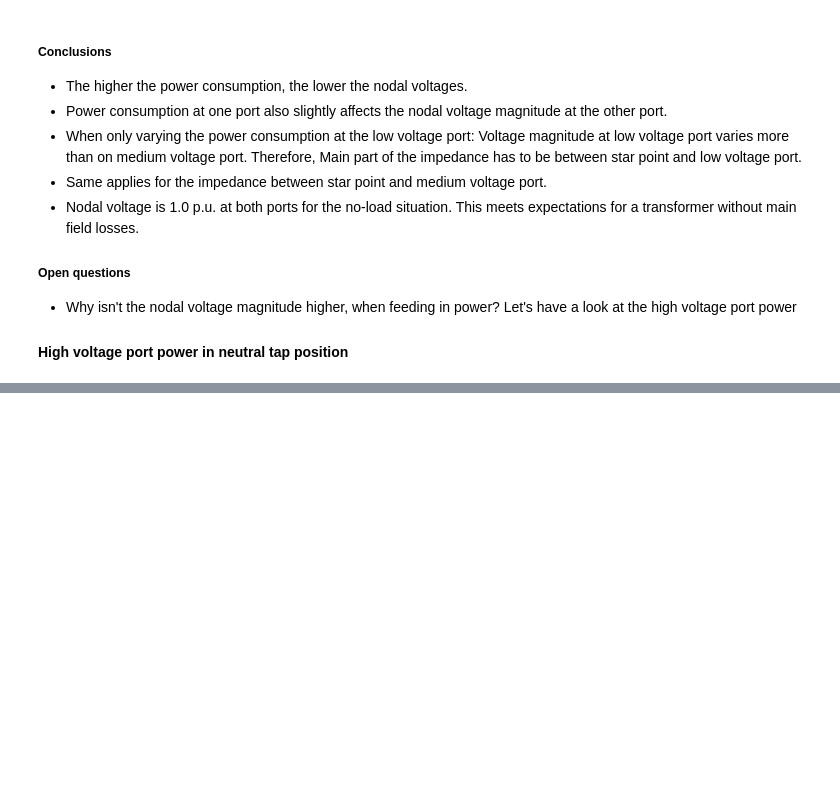
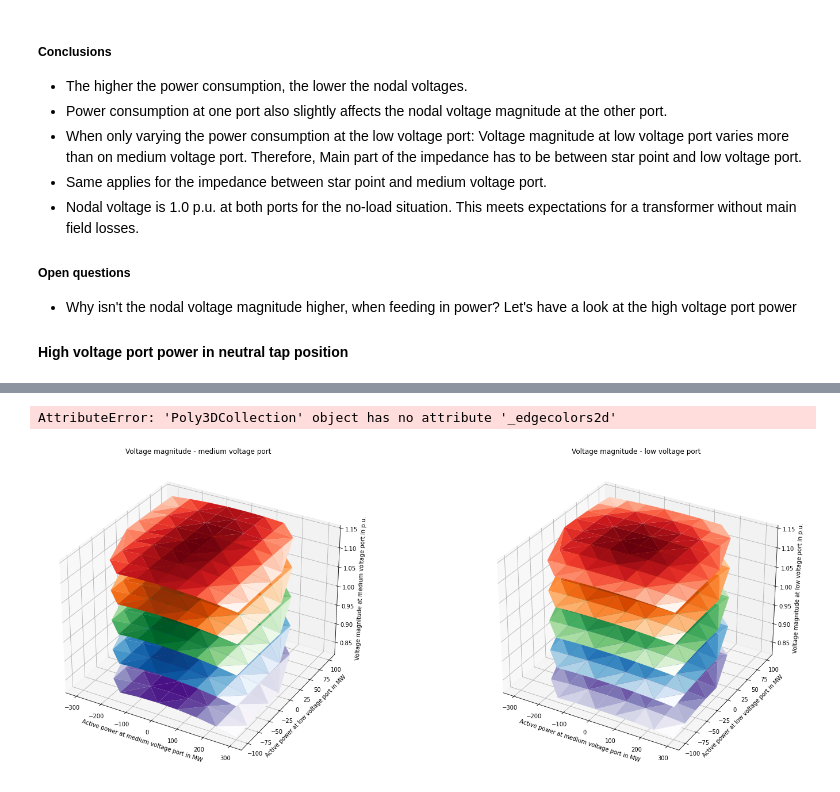
Before and after one commit to ckittl/transformerCalculationValidation, a Jupyter notebook: validation/pandapower/three_winding/WithoutMainFieldLosses.ipynb, the cells around one changed output, grey strips where cells are left out. Cells and saved outputs as stored; diff of their text form; code cells hidden in the pictures; blank space fills up the shorter version.

```diff
--- a/validation/pandapower/three_winding/WithoutMainFieldLosses.ipynb
+++ b/validation/pandapower/three_winding/WithoutMainFieldLosses.ipynb
@@ -131,0 +197,32 @@ ax_neutral_tap_q_hv.plot_trisurf(np.array(p_mv_mw), np.array(p_lv_mw), np.array(
+# %%
+fig_tap_v = plt.figure(figsize=(25, 10))
+ax_tap_v_mv = fig_tap_v.add_subplot(1, 2, 1, projection='3d')
+ax_tap_v_mv.set_title('Voltage magnitude - medium voltage port')
+ax_tap_v_mv.set_xlabel('Active power at medium voltage port in MW')
+ax_tap_v_mv.set_ylabel('Active power at low voltage port in MW')
+ax_tap_v_mv.set_zlabel('Voltage magnitude at medium voltage port in p.u.')
+v_min_ax = min([v_min['-10'], v_min['-5'], v_min['0'], v_min['5'], v_min['10']])
+v_max_ax = max([v_max['-10'], v_max['-5'], v_max['0'], v_max['5'], v_max['10']])
+ax_tap_v_mv.set_zlim(v_min_ax, v_max_ax)
+ax_tap_v_mv.plot_trisurf(np.array(p_mv_mw), np.array(p_lv_mw), np.array(v_mv_pu['-10']), cmap=plt.get_cmap('Purples'))
+ax_tap_v_mv.plot_trisurf(np.array(p_mv_mw), np.array(p_lv_mw), np.array(v_mv_pu['-5']), cmap=plt.get_cmap('Blues'))
+ax_tap_v_mv.plot_trisurf(np.array(p_mv_mw), np.array(p_lv_mw), np.array(v_mv_pu['0']), cmap=plt.get_cmap('Greens'))
+ax_tap_v_mv.plot_trisurf(np.array(p_mv_mw), np.array(p_lv_mw), np.array(v_mv_pu['5']), cmap=plt.get_cmap('Oranges'))
+ax_tap_v_mv.plot_trisurf(np.array(p_mv_mw), np.array(p_lv_mw), np.array(v_mv_pu['10']), cmap=plt.get_cmap('Reds'))
+
+ax_tap_v_lv = fig_tap_v.add_subplot(1, 2, 2, projection='3d')
+ax_tap_v_lv.set_title('Voltage magnitude - low voltage port')
+ax_tap_v_lv.set_xlabel('Active power at medium voltage port in MW')
+ax_tap_v_lv.set_ylabel('Active power at low voltage port in MW')
+ax_tap_v_lv.set_zlabel('Voltage magnitude at low voltage port in p.u.')
+ax_tap_v_lv.set_zlim(v_min_ax, v_max_ax)
+ax_tap_v_lv.plot_trisurf(np.array(p_mv_mw), np.array(p_lv_mw), np.array(v_lv_pu['-10']), cmap=plt.get_cmap('Purples'))
+ax_tap_v_lv.plot_trisurf(np.array(p_mv_mw), np.array(p_lv_mw), np.array(v_lv_pu['-5']), cmap=plt.get_cmap('Blues'))
+ax_tap_v_lv.plot_trisurf(np.array(p_mv_mw), np.array(p_lv_mw), np.array(v_lv_pu['0']), cmap=plt.get_cmap('Greens'))
+ax_tap_v_lv.plot_trisurf(np.array(p_mv_mw), np.array(p_lv_mw), np.array(v_lv_pu['5']), cmap=plt.get_cmap('Oranges'))
+ax_tap_v_lv.plot_trisurf(np.array(p_mv_mw), np.array(p_lv_mw), np.array(v_lv_pu['10']), cmap=plt.get_cmap('Reds'))
+
+plt.show()
+# %% [output]
+AttributeError: 'Poly3DCollection' object has no attribute '_edgecolors2d'
+[figure, added]
```
Also changed, not shown: parts of 11 cells of this notebook, 3 other files.
